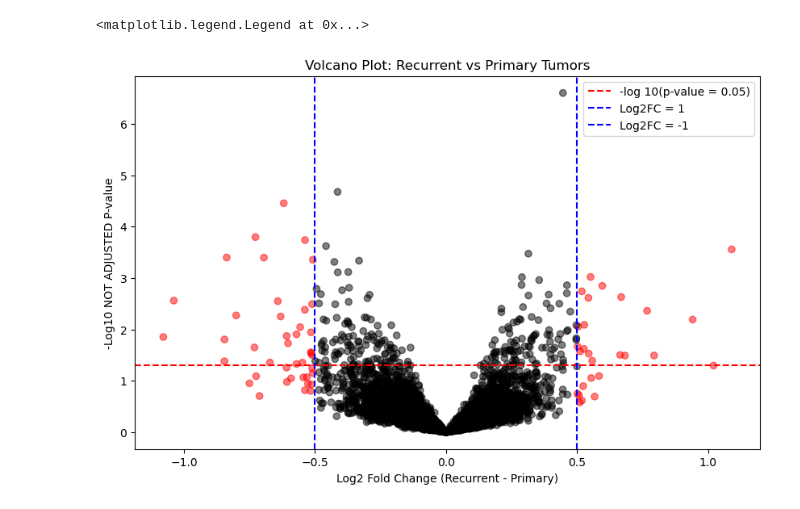
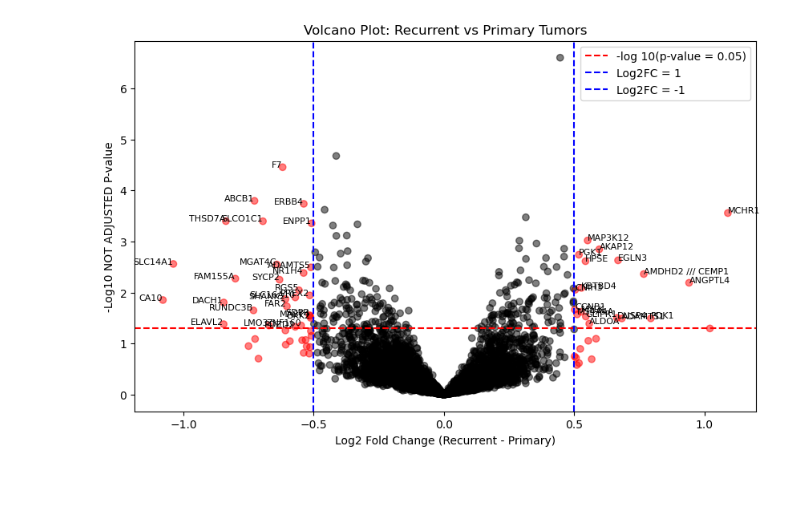
Before and after one commit to namtu06/BIO_RA, a Jupyter notebook: GEO_Processing.ipynb, the cells around one changed output. Cells and saved outputs as stored; diff of their text form; code cells hidden in the pictures; blank space fills up the shorter version.

```diff
--- a/GEO_Processing.ipynb
+++ b/GEO_Processing.ipynb
@@ -81,4 +72,13 @@ ID_REF
 # %%
+primary_expression = expression_df[primary_samples]
+recurrent_expression = expression_df[recurrent_samples]
+
 # Map probe IDs to gene symbols
 primary_expression = primary_expression.merge(gene_id, left_index=True, right_index=True)
+primary_expression = primary_expression.set_index('Gene Symbol')
+print("After merging gene symbols, primary samples shape:", primary_expression.shape)
+
+recurrent_expression = recurrent_expression.merge(gene_id, left_index=True, right_index=True)
+recurrent_expression = recurrent_expression.set_index('Gene Symbol')
+print("After merging gene symbols, recurrent samples shape:", recurrent_expression.shape)
 # %% [output]
@@ -86,4 +100,5 @@ MergeError: Passing 'suffixes' which cause duplicate columns {'Gene Symbol_x'} i
 # %%
+
 from scipy import stats
 from statsmodels.stats.multitest import multipletests
 
@@ -134,5 +149,11 @@ volcano_df = pd.DataFrame({
 volcano_df['adj p-value'] = multipletests(volcano_df['p-value'], method='fdr_bh')[1]
 
 print("tested genes:", volcano_df.shape[0])
+
+# Minus log10 p-value for better visualization
+volcano_df = volcano_df.dropna(subset=['adj p-value'])
+volcano_df['adj -log10 p-value'] = -np.log10(volcano_df['adj p-value'] + 1e-10)
+volcano_df['-log10 p-value'] = -np.log10(volcano_df['p-value'] + 1e-10)
+
 print(volcano_df.head())
 # %% [output]
@@ -140,19 +184,24 @@ TypeError: agg function failed [how->mean,dtype->object]
 # %%
 # Plot volcano plot
 
 colors = np.where(abs(volcano_df["log2FC"]) >= 0.5, "red", "black")
 
 plt.figure(figsize=(10, 6))
 plt.scatter(volcano_df['log2FC'], volcano_df['-log10 p-value'], alpha=0.5, c=colors)
 plt.title('Volcano Plot: Recurrent vs Primary Tumors')
 
 plt.xlabel('Log2 Fold Change (Recurrent - Primary)')
 plt.ylabel('-Log10 NOT ADJUSTED P-value')
 plt.axhline(y=-np.log10(0.05), color='red', linestyle='--', label='-log 10(p-value = 0.05)')
 
 plt.axvline(x=0.5, color='blue', linestyle='--', label='Log2FC = 1')
 plt.axvline(x=-0.5, color='blue', linestyle='--', label='Log2FC = -1')
 plt.legend()
+
+# Label genes that are significant and have high fold change
+significant = volcano_df[(volcano_df['p-value'] < 0.05) & (abs(volcano_df['log2FC']) >= 0.5)]
+for gene in significant.index:
+    plt.text(volcano_df.loc[gene, 'log2FC'], volcano_df.loc[gene, '-log10 p-value'], gene,
+             fontsize=8, ha='right' if volcano_df.loc[gene, 'log2FC'] < 0 else 'left')
 # %% [output]
-<matplotlib.legend.Legend at 0x...>
-[figure, old version]
+[figure, new version]
```
Also changed, not shown: parts of 6 cells of this notebook.
